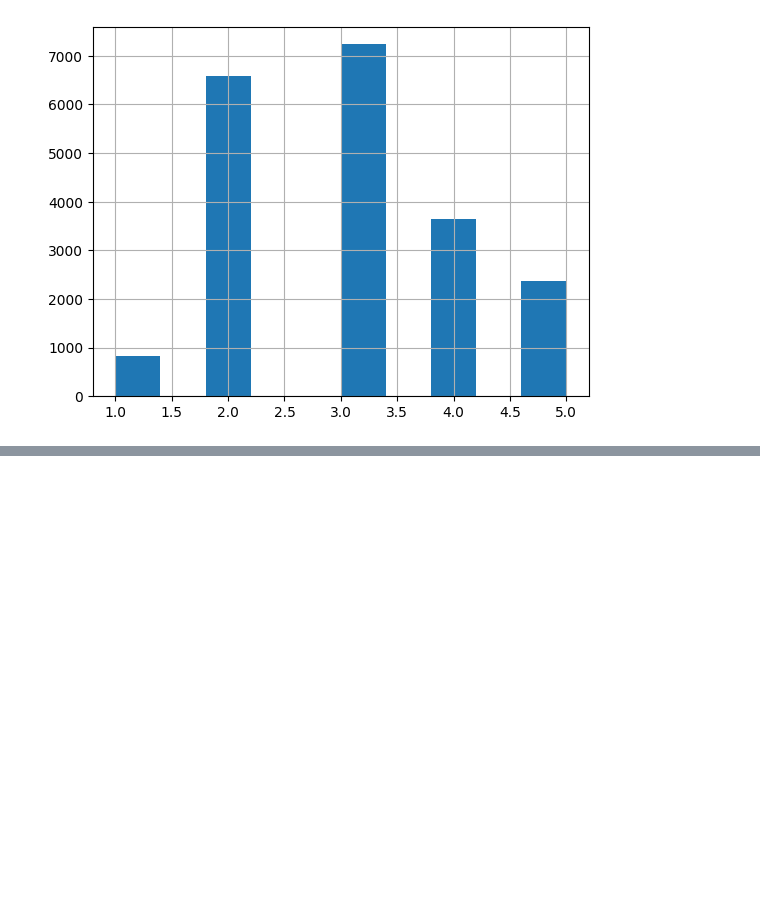
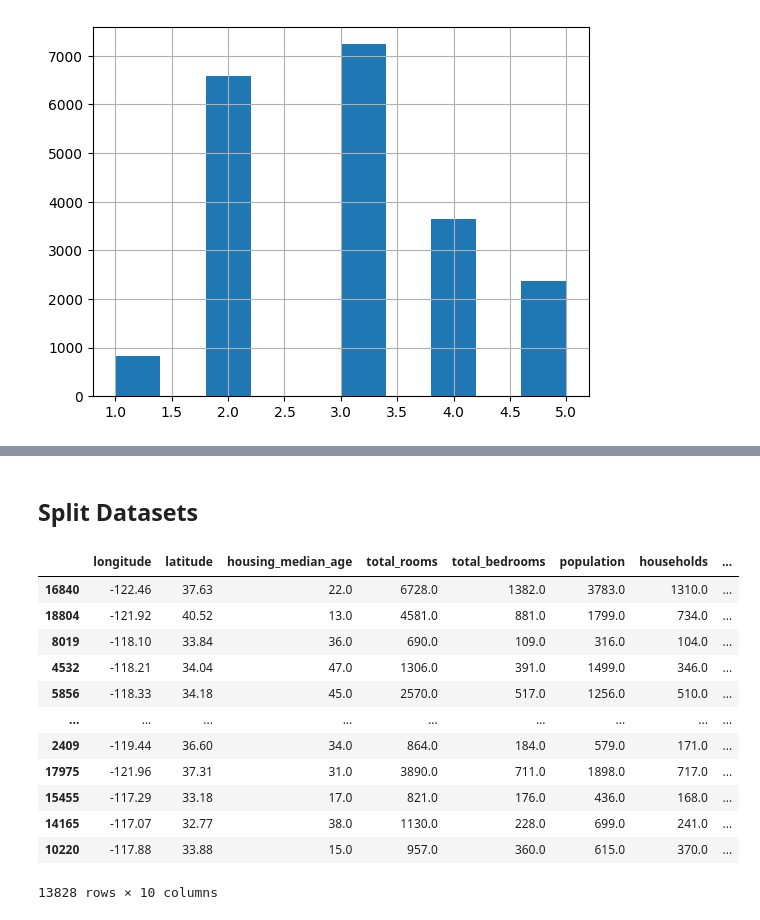
Before and after one commit to amisha26/Hands-on-Machine-Learning, a Jupyter notebook: Hands-On-Machine-Learning-Project/Chapter_2.ipynb, the cells around one changed output, grey strips where cells are left out. Cells and saved outputs as stored; diff of their text form; code cells hidden in the pictures; blank space fills up the shorter version.

```diff
--- a/Hands-On-Machine-Learning-Project/Chapter_2.ipynb
+++ b/Hands-On-Machine-Learning-Project/Chapter_2.ipynb
@@ -93,0 +130,21 @@ housing_data["income_cat"].hist()
+# %% [markdown]
+## Split Datasets
+# %%
+from sklearn.model_selection import train_test_split
+
+X_train, X_test, y_train, y_test = train_test_split(X, y, test_size=0.33)
+X_train
+# %% [output]
+|  | longitude | latitude | housing_median_age | total_rooms | total_bedrooms | population | households | ... |
+| 16840 | -122.46 | 37.63 | 22.0 | 6728.0 | 1382.0 | 3783.0 | 1310.0 | ... |
+| 18804 | -121.92 | 40.52 | 13.0 | 4581.0 | 881.0 | 1799.0 | 734.0 | ... |
+| 8019 | -118.10 | 33.84 | 36.0 | 690.0 | 109.0 | 316.0 | 104.0 | ... |
+| 4532 | -118.21 | 34.04 | 47.0 | 1306.0 | 391.0 | 1499.0 | 346.0 | ... |
+| 5856 | -118.33 | 34.18 | 45.0 | 2570.0 | 517.0 | 1256.0 | 510.0 | ... |
+| ... | ... | ... | ... | ... | ... | ... | ... | ... |
+| 2409 | -119.44 | 36.60 | 34.0 | 864.0 | 184.0 | 579.0 | 171.0 | ... |
+| 17975 | -121.96 | 37.31 | 31.0 | 3890.0 | 711.0 | 1898.0 | 717.0 | ... |
+| 15455 | -117.29 | 33.18 | 17.0 | 821.0 | 176.0 | 436.0 | 168.0 | ... |
+| 14165 | -117.07 | 32.77 | 38.0 | 1130.0 | 228.0 | 699.0 | 241.0 | ... |
+| 10220 | -117.88 | 33.88 | 15.0 | 957.0 | 360.0 | 615.0 | 370.0 | ... |
+13828 rows × 10 columns
```
Also changed, not shown: parts of 17 cells of this notebook.
